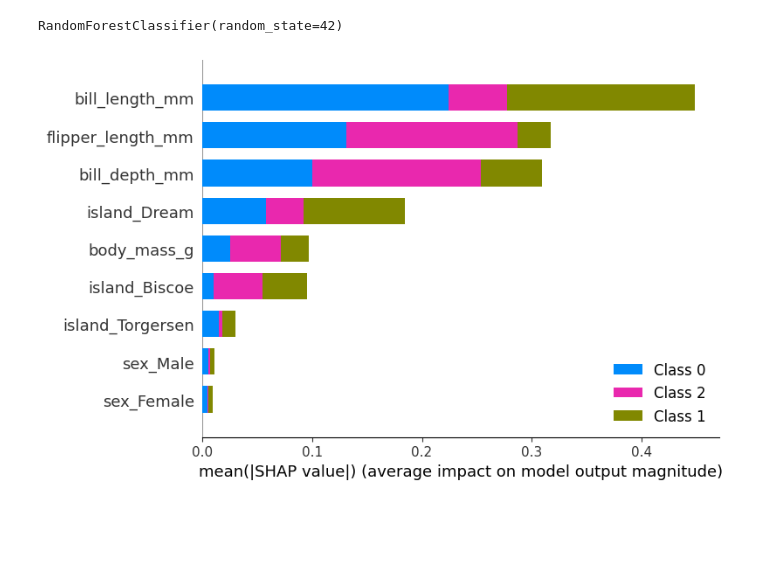
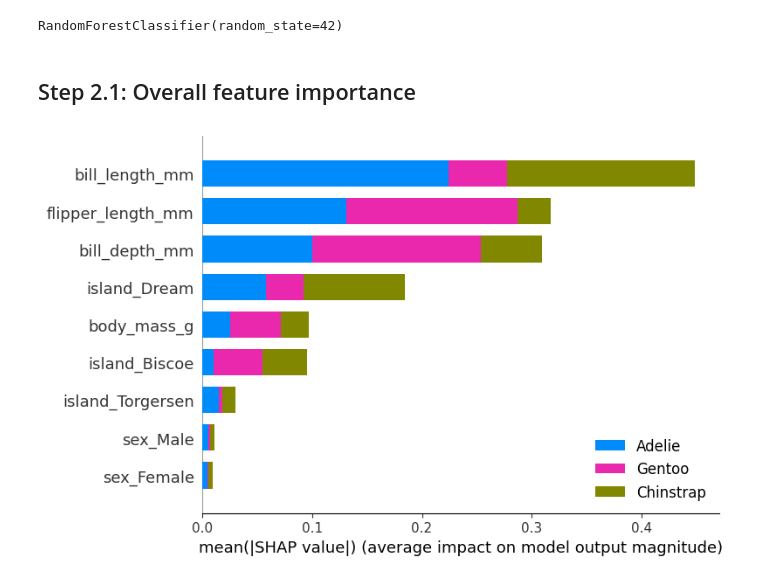
Before and after one commit to KatDost/SummerSchool_FeatureImportance, a Jupyter notebook: 2__feature_importance_with_shap.ipynb, the cells around one changed output. Saved outputs shown, nothing was run; the diff lists cells and outputs as text; code cells hidden in the pictures; blank space fills up the shorter version.

Commit message:
completed SHAP for penguin

```diff
--- a/2__feature_importance_with_shap.ipynb
+++ b/2__feature_importance_with_shap.ipynb
@@ -64,8 +64,10 @@ RandomForestClassifier(random_state=42)
 # SHAP explainer
 explainer = shap.TreeExplainer(clf)
 shap_values = explainer.shap_values(X_test)
+# %% [markdown]
+## Step 2.1: Overall feature importance
 # %%
 # create summary plot for overall feature importance
-shap.summary_plot(shap_values, X_test, plot_type="bar", show=True)
+shap.summary_plot(shap_values, X_test, plot_type="bar", class_names=clf.classes_)
 # %% [output]
-[figure, old version]
+[figure, new version]
```
Also changed, not shown: parts of 14 cells of this notebook.
